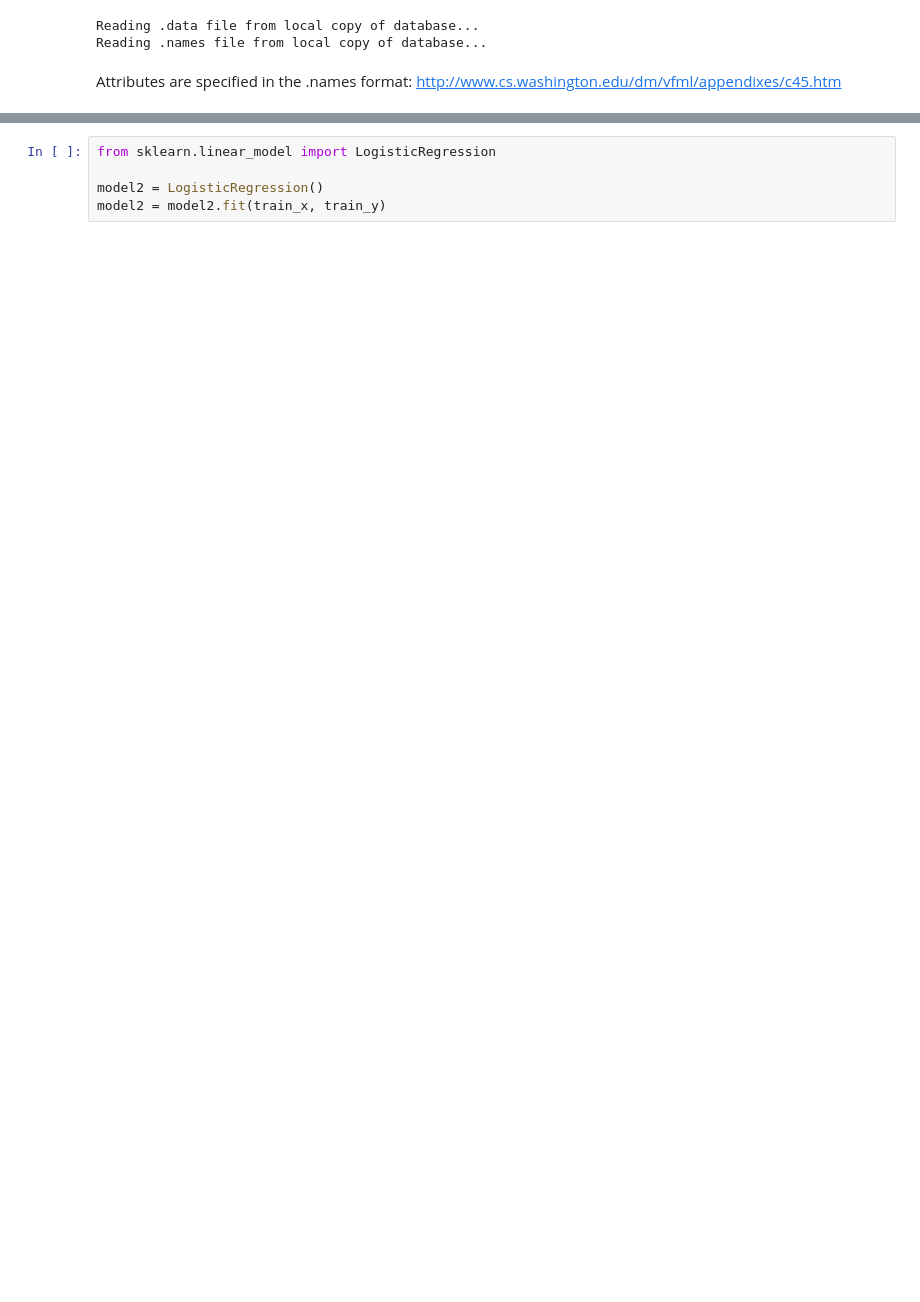
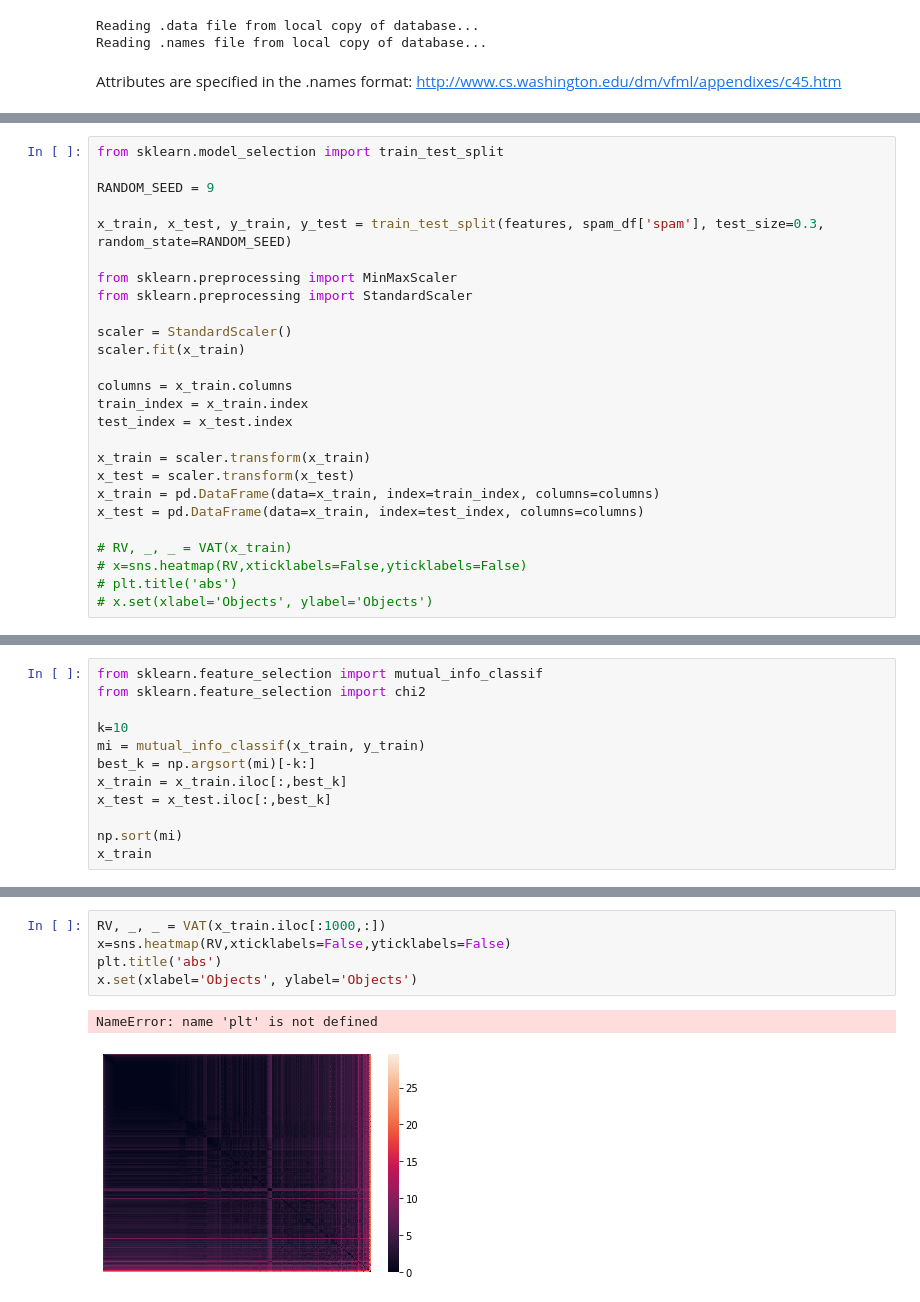
Before and after one commit to jonjau/msa, a Jupyter notebook: spam-detector.ipynb, the cells around one changed output, grey strips where cells are left out. Saved outputs shown, nothing was run; the diff lists cells and outputs as text; blank space fills up the shorter version.

Commit message:
trying out visualisations: VAT too slow

```diff
--- a/spam-detector.ipynb
+++ b/spam-detector.ipynb
@@ -80,0 +158,26 @@ train_x, test_x, train_y, test_y = train_test_split(features, df['spam'], test_s
+# %%
+from sklearn.model_selection import train_test_split
+
+RANDOM_SEED = 9
+
+x_train, x_test, y_train, y_test = train_test_split(features, spam_df['spam'], test_size=0.3, random_state=RANDOM_SEED)
+
+from sklearn.preprocessing import MinMaxScaler
+from sklearn.preprocessing import StandardScaler
+
+scaler = StandardScaler()
+scaler.fit(x_train)
+
+columns = x_train.columns
+train_index = x_train.index
+test_index = x_test.index
+
+x_train = scaler.transform(x_train)
+x_test = scaler.transform(x_test)
+x_train = pd.DataFrame(data=x_train, index=train_index, columns=columns)
+x_test = pd.DataFrame(data=x_train, index=test_index, columns=columns)
+
+# RV, _, _ = VAT(x_train)
+# x=sns.heatmap(RV,xticklabels=False,yticklabels=False)
+# plt.title('abs')
+# x.set(xlabel='Objects', ylabel='Objects')
@@ -80,0 +186,12 @@ train_x, test_x, train_y, test_y = train_test_split(features, df['spam'], test_s
+# %%
+from sklearn.feature_selection import mutual_info_classif
+from sklearn.feature_selection import chi2
+
+k=10
+mi = mutual_info_classif(x_train, y_train)
+best_k = np.argsort(mi)[-k:]
+x_train = x_train.iloc[:,best_k]
+x_test = x_test.iloc[:,best_k]
+
+np.sort(mi)
+x_train
@@ -86,5 +225,8 @@ model1 = model1.fit(train_x, train_y)
-# %%
-from sklearn.linear_model import LogisticRegression
-
-model2 = LogisticRegression()
-model2 = model2.fit(train_x, train_y)
+# %%
+RV, _, _ = VAT(x_train.iloc[:1000,:])
+x=sns.heatmap(RV,xticklabels=False,yticklabels=False)
+plt.title('abs')
+x.set(xlabel='Objects', ylabel='Objects')
+# %% [output]
+NameError: name 'plt' is not defined
+[figure, added]
```
Also changed, not shown: parts of 18 cells of this notebook, 8 other files.
